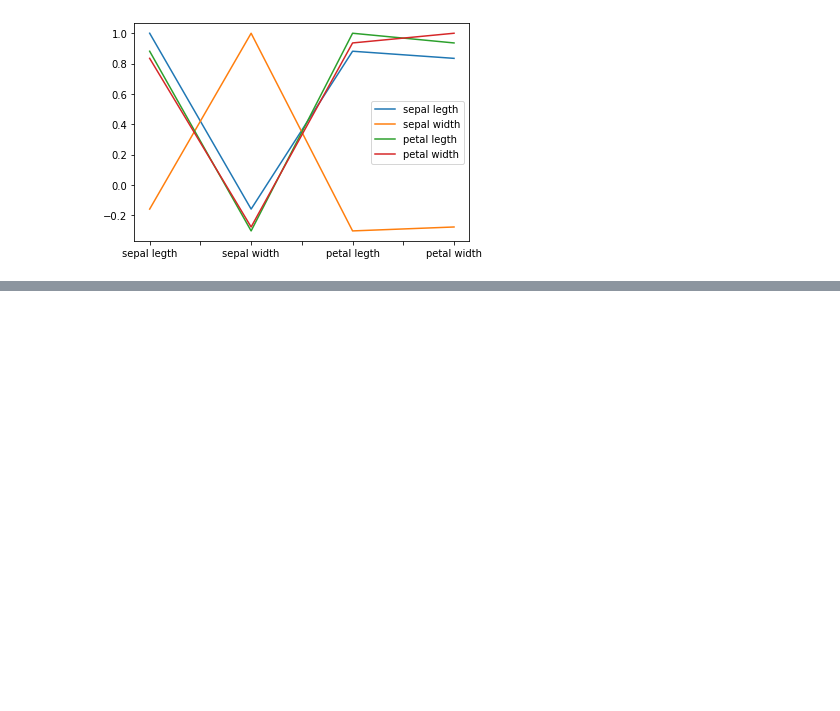
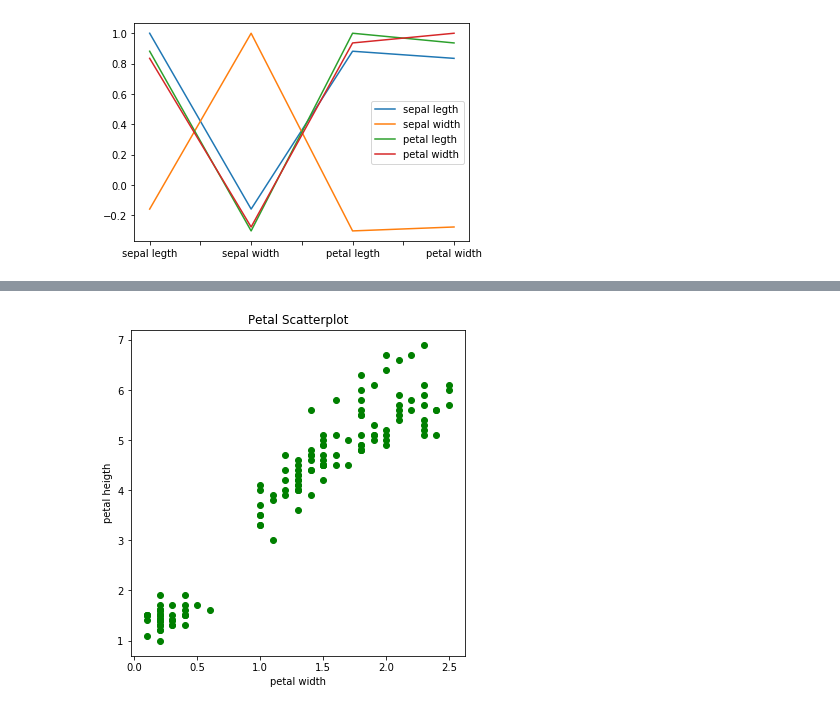
Before and after one commit to wilsonazer/iris, a Jupyter notebook: Analyse in Iris data set.ipynb, the cells around one changed output, grey strips where cells are left out. Cells and saved outputs as stored; diff of their text form; code cells hidden in the pictures; blank space fills up the shorter version.

```diff
--- a/Analyse in Iris data set.ipynb
+++ b/Analyse in Iris data set.ipynb
@@ -192,0 +182,8 @@ SyntaxError: invalid syntax (<ipython-input-89-bc38b9dc7b9f>, line 4)
+# %%
+fig, ax = plt.subplots( figsize=( 6,6))
+ax.scatter( df['petal width'],df['petal length'], color= 'green')
+ax.set_ylabel('petal heigth');
+ax.set_xlabel('petal width');
+ax.set_title('Petal Scatterplot');
+# %% [output]
+[figure, added]
```
Also changed, not shown: parts of 11 cells of this notebook.
